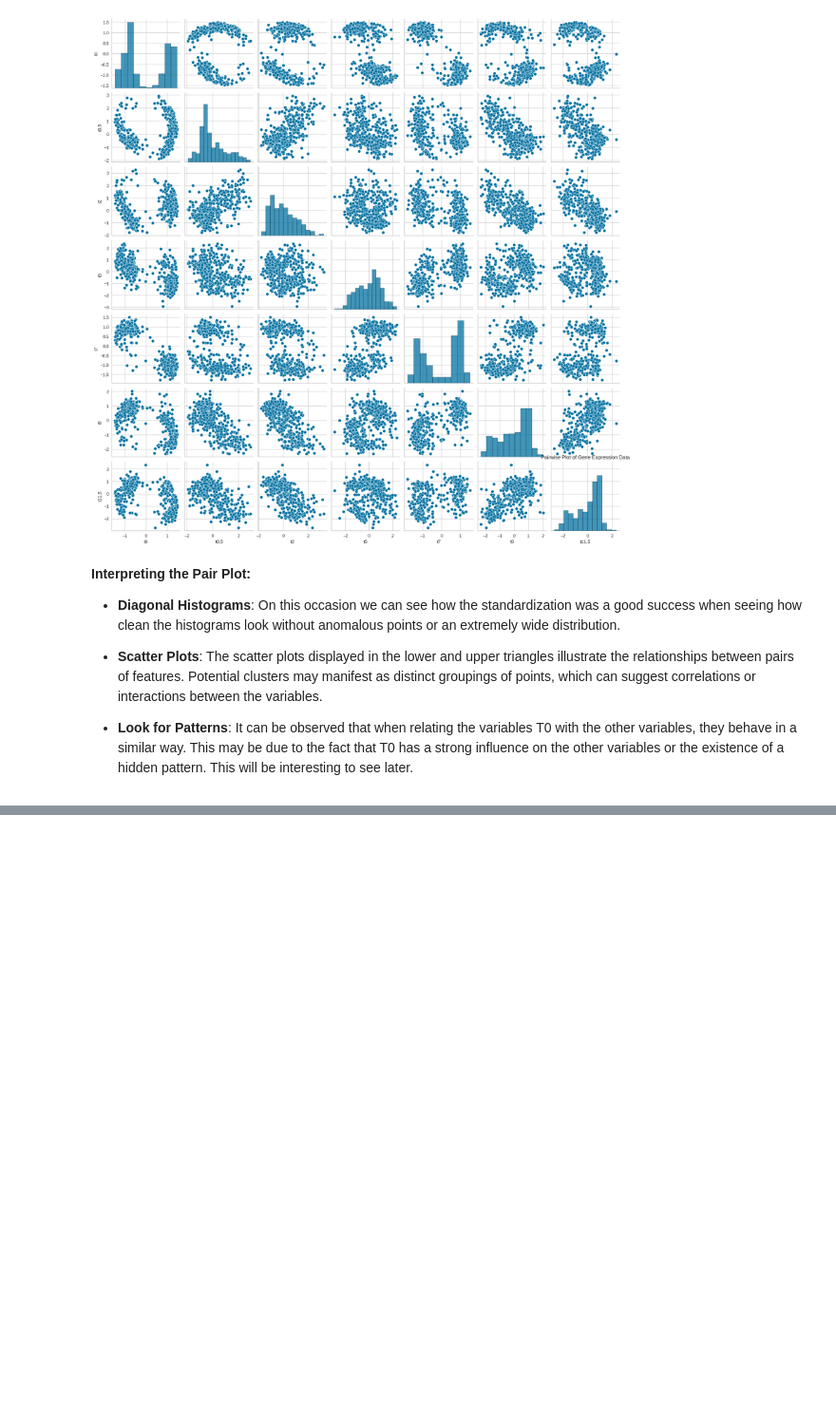
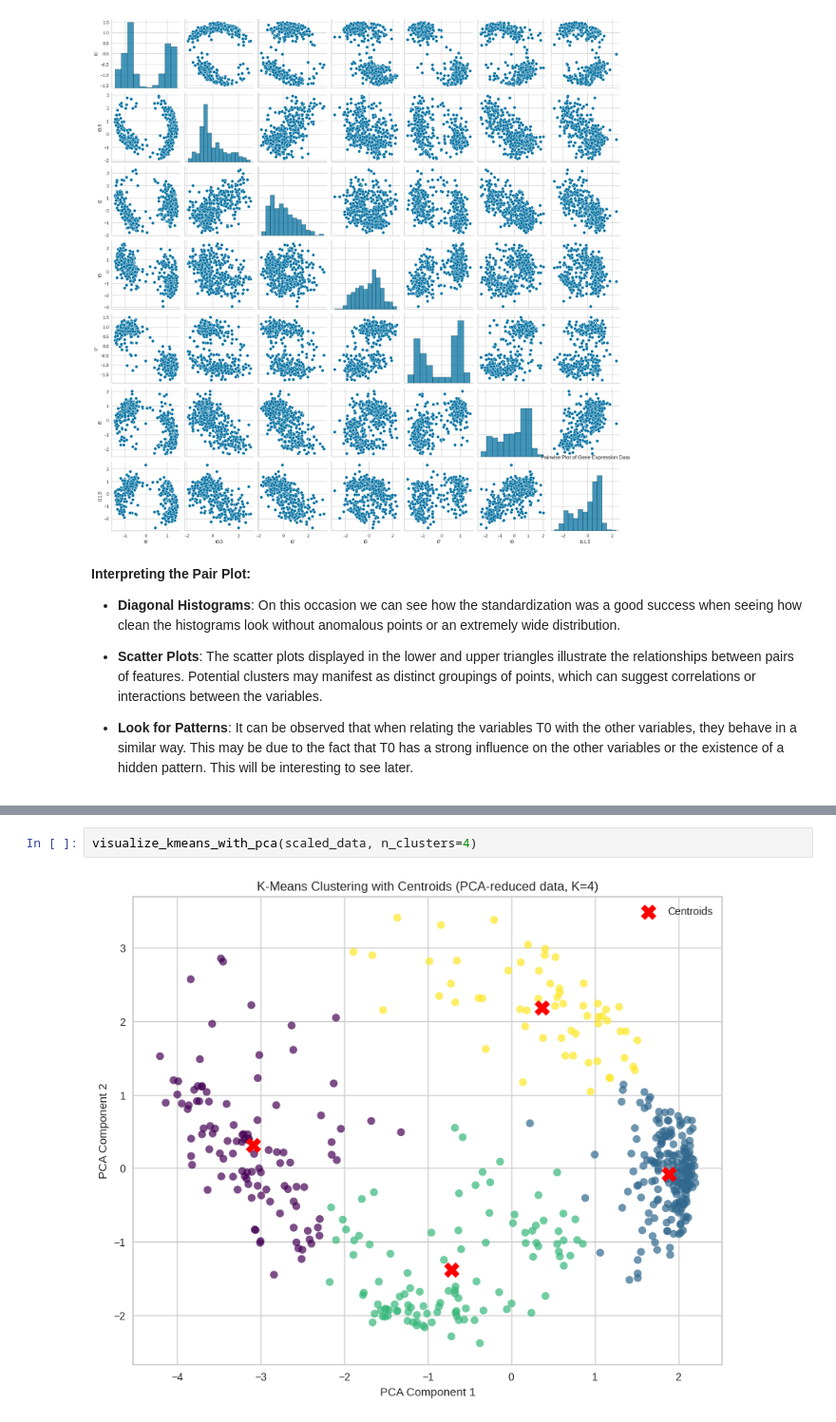
Before and after one commit to Diegodepab/clustering_genes, a Jupyter notebook: code/Lab1_sporulation_filtered.ipynb, the cells around one changed output, grey strips where cells are left out. Shown at 95% size. Cells and saved outputs as stored; diff of their text form; blank space fills up the shorter version.

```diff
--- a/code/Lab1_sporulation_filtered.ipynb
+++ b/code/Lab1_sporulation_filtered.ipynb
@@ -202,0 +395,4 @@ plt.show()
+# %%
+visualize_kmeans_with_pca(scaled_data, n_clusters=4)
+# %% [output]
+[figure, added]
```
Also changed, not shown: parts of 24 cells of this notebook.
